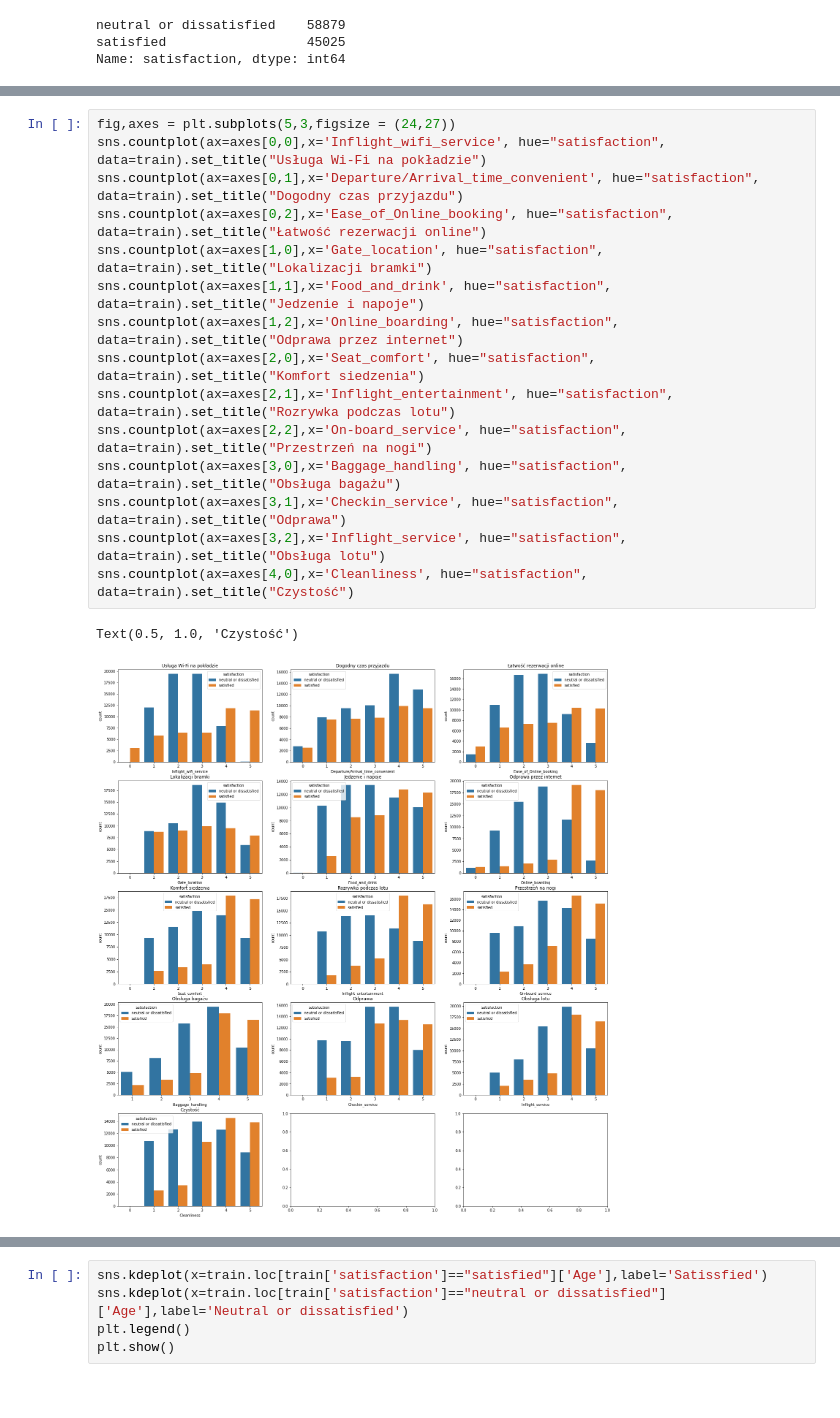
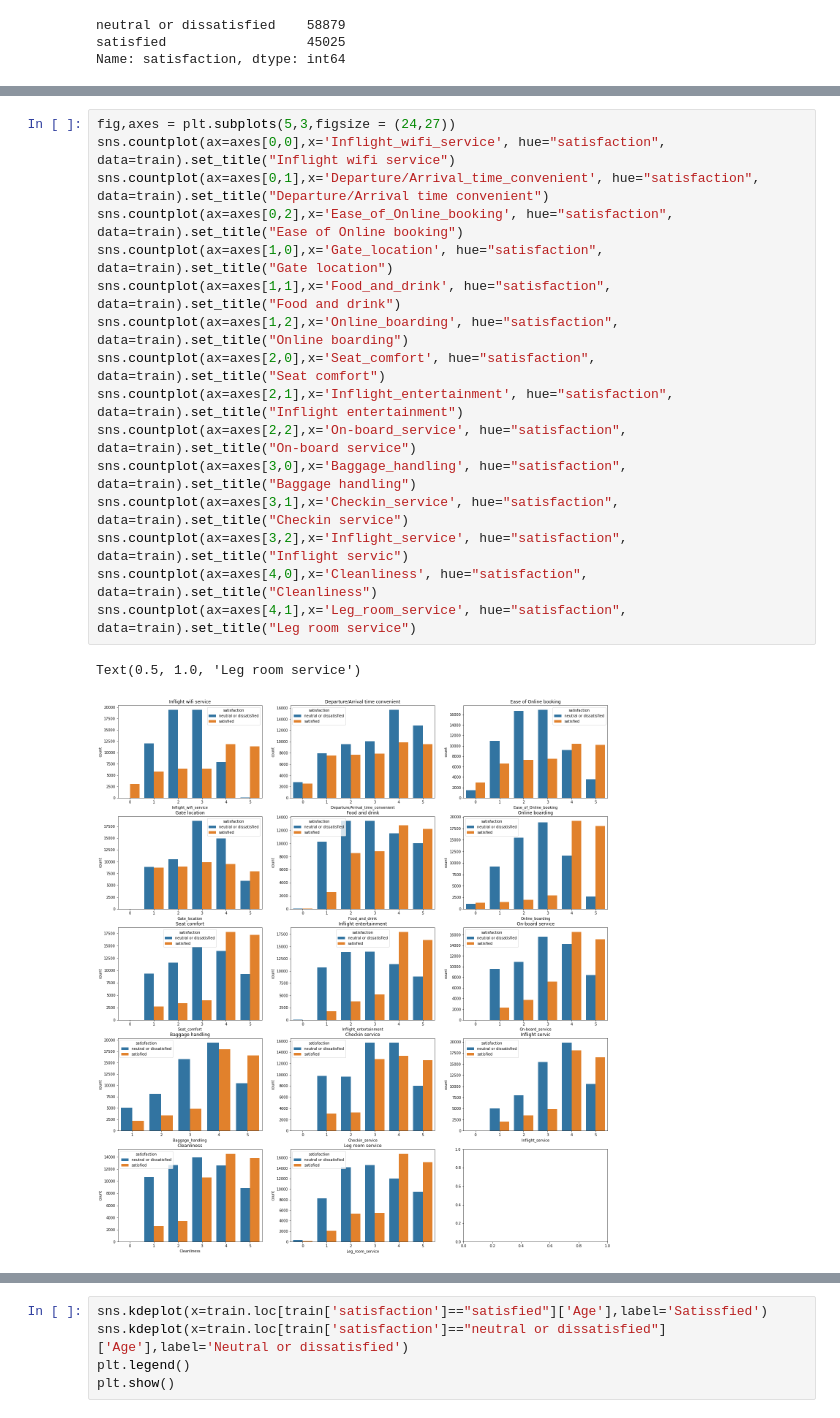
Before and after one commit to karolinaprygiel/ai-project, a Jupyter notebook: (eng)satisfaction_prediction.ipynb, the cells around one changed output, grey strips where cells are left out. Saved outputs shown, nothing was run; the diff lists cells and outputs as text.

```diff
--- a/(eng)satisfaction_prediction.ipynb
+++ b/(eng)satisfaction_prediction.ipynb
@@ -239,18 +239,19 @@ Text(0.5, 1.0, 'Rodzaj podróży')
 # %%
 fig,axes = plt.subplots(5,3,figsize = (24,27))
-sns.countplot(ax=axes[0,0],x='Inflight_wifi_service', hue="satisfaction", data=train).set_title("Usługa Wi-Fi na pokładzie")
-sns.countplot(ax=axes[0,1],x='Departure/Arrival_time_convenient', hue="satisfaction", data=train).set_title("Dogodny czas przyjazdu")
-sns.countplot(ax=axes[0,2],x='Ease_of_Online_booking', hue="satisfaction", data=train).set_title("Łatwość rezerwacji online")
-sns.countplot(ax=axes[1,0],x='Gate_location', hue="satisfaction", data=train).set_title("Lokalizacji bramki")
-sns.countplot(ax=axes[1,1],x='Food_and_drink', hue="satisfaction", data=train).set_title("Jedzenie i napoje")
-sns.countplot(ax=axes[1,2],x='Online_boarding', hue="satisfaction", data=train).set_title("Odprawa przez internet")
-sns.countplot(ax=axes[2,0],x='Seat_comfort', hue="satisfaction", data=train).set_title("Komfort siedzenia")
-sns.countplot(ax=axes[2,1],x='Inflight_entertainment', hue="satisfaction", data=train).set_title("Rozrywka podczas lotu")
-sns.countplot(ax=axes[2,2],x='On-board_service', hue="satisfaction", data=train).set_title("Przestrzeń na nogi")
-sns.countplot(ax=axes[3,0],x='Baggage_handling', hue="satisfaction", data=train).set_title("Obsługa bagażu")
-sns.countplot(ax=axes[3,1],x='Checkin_service', hue="satisfaction", data=train).set_title("Odprawa")
-sns.countplot(ax=axes[3,2],x='Inflight_service', hue="satisfaction", data=train).set_title("Obsługa lotu")
-sns.countplot(ax=axes[4,0],x='Cleanliness', hue="satisfaction", data=train).set_title("Czystość")
+sns.countplot(ax=axes[0,0],x='Inflight_wifi_service', hue="satisfaction", data=train).set_title("Inflight wifi service")
+sns.countplot(ax=axes[0,1],x='Departure/Arrival_time_convenient', hue="satisfaction", data=train).set_title("Departure/Arrival time convenient")
+sns.countplot(ax=axes[0,2],x='Ease_of_Online_booking', hue="satisfaction", data=train).set_title("Ease of Online booking")
+sns.countplot(ax=axes[1,0],x='Gate_location', hue="satisfaction", data=train).set_title("Gate location")
+sns.countplot(ax=axes[1,1],x='Food_and_drink', hue="satisfaction", data=train).set_title("Food and drink")
+sns.countplot(ax=axes[1,2],x='Online_boarding', hue="satisfaction", data=train).set_title("Online boarding")
+sns.countplot(ax=axes[2,0],x='Seat_comfort', hue="satisfaction", data=train).set_title("Seat comfort")
+sns.countplot(ax=axes[2,1],x='Inflight_entertainment', hue="satisfaction", data=train).set_title("Inflight entertainment")
+sns.countplot(ax=axes[2,2],x='On-board_service', hue="satisfaction", data=train).set_title("On-board service")
+sns.countplot(ax=axes[3,0],x='Baggage_handling', hue="satisfaction", data=train).set_title("Baggage handling")
+sns.countplot(ax=axes[3,1],x='Checkin_service', hue="satisfaction", data=train).set_title("Checkin service")
+sns.countplot(ax=axes[3,2],x='Inflight_service', hue="satisfaction", data=train).set_title("Inflight servic")
+sns.countplot(ax=axes[4,0],x='Cleanliness', hue="satisfaction", data=train).set_title("Cleanliness")
+sns.countplot(ax=axes[4,1],x='Leg_room_service', hue="satisfaction", data=train).set_title("Leg room service")
 # %% [output]
-Text(0.5, 1.0, 'Czystość')
+Text(0.5, 1.0, 'Leg room service')
-[figure, old version]
+[figure, new version]
```
Also changed, not shown: parts of 107 cells of this notebook.
